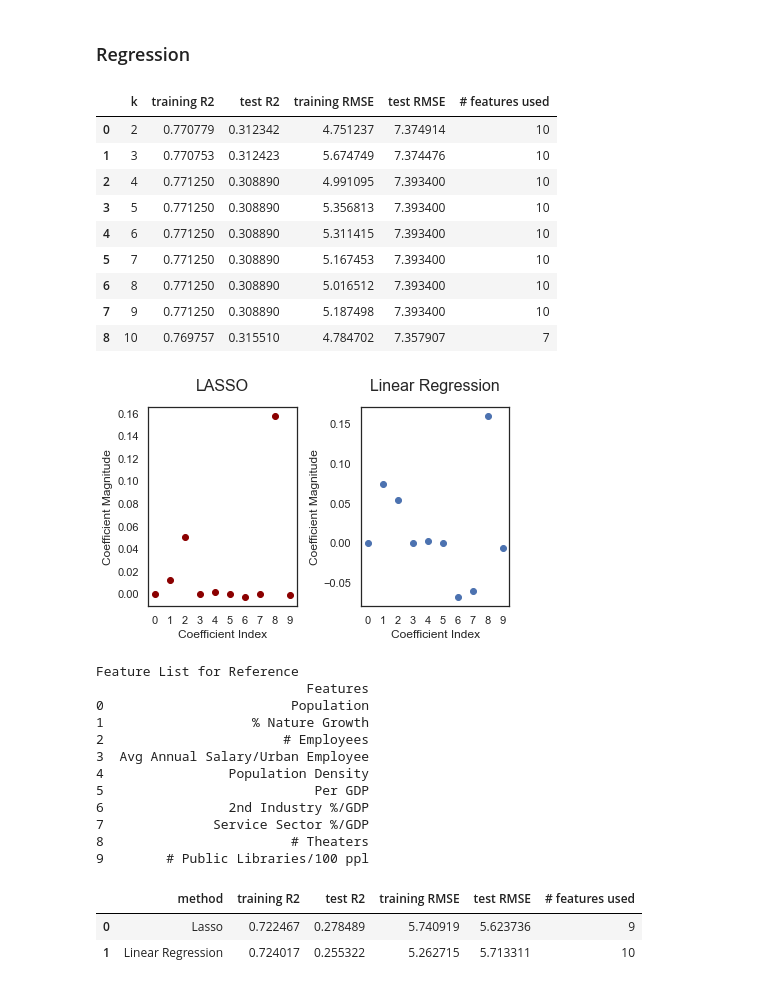
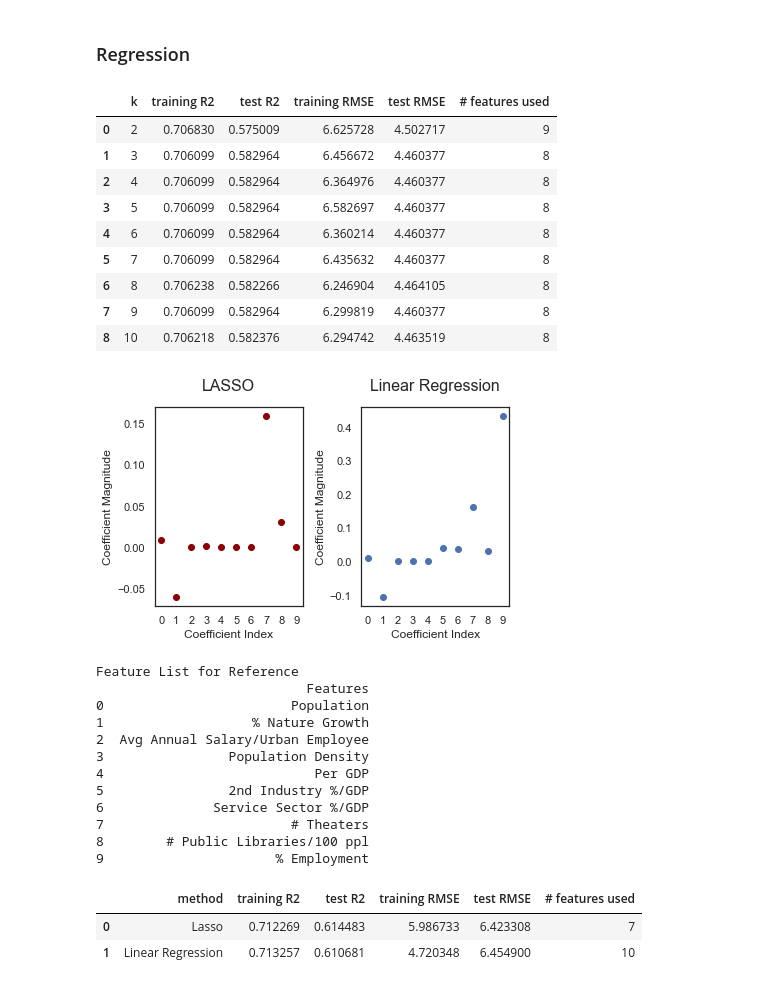
Before and after one commit to cs-ssa-w21/final-project-rooibos, a Jupyter notebook: visualization.ipynb, the cells around one changed output. Saved outputs shown, nothing was run; the diff lists cells and outputs as text; code cells hidden in the pictures.

```diff
--- a/visualization.ipynb
+++ b/visualization.ipynb
@@ -434,12 +435,12 @@ plt.xticks(rotation=45);
 # %%
 # Shorten variable names for better graph
 subset = df.iloc[:, :-1]
-subset.columns = ["Population", "% Nature Growth", "# Employees",
+subset.columns = ["Population", "% Nature Growth",
                   "Avg Annual Salary/Urban Employee",
                   "Population Density", "Per GDP",
                   "2nd Industry %/GDP", "Service Sector %/GDP",
                   "# Theaters", "# Public Libraries/100 ppl",
-                  "Count"]
+                  "% Employment", "Count"]
 
 corr = subset.corr()
 
@@ -587,18 +588,18 @@ def lasso_cv(k, x, y, prop, SEED=None):
     return lasso, tr_r2, te_r2, tr_rmse, te_rmse, num_feat
 
 # Compare models with 2 ~ 10-fold CV
-lasso_kcv(10, X, Y, 0.3, 100)
+lasso_kcv(10, X, Y, 0.3, 123)
 # %% [output]
 |  | k | training R2 | test R2 | training RMSE | test RMSE | # features used |
-| 0 | 2 | 0.770779 | 0.312342 | 4.751237 | 7.374914 | 10 |
-| 1 | 3 | 0.770753 | 0.312423 | 5.674749 | 7.374476 | 10 |
-| 2 | 4 | 0.771250 | 0.308890 | 4.991095 | 7.393400 | 10 |
-| 3 | 5 | 0.771250 | 0.308890 | 5.356813 | 7.393400 | 10 |
-| 4 | 6 | 0.771250 | 0.308890 | 5.311415 | 7.393400 | 10 |
-| 5 | 7 | 0.771250 | 0.308890 | 5.167453 | 7.393400 | 10 |
-| 6 | 8 | 0.771250 | 0.308890 | 5.016512 | 7.393400 | 10 |
-| 7 | 9 | 0.771250 | 0.308890 | 5.187498 | 7.393400 | 10 |
-| 8 | 10 | 0.769757 | 0.315510 | 4.784702 | 7.357907 | 7 |
+| 0 | 2 | 0.706830 | 0.575009 | 6.625728 | 4.502717 | 9 |
+| 1 | 3 | 0.706099 | 0.582964 | 6.456672 | 4.460377 | 8 |
+| 2 | 4 | 0.706099 | 0.582964 | 6.364976 | 4.460377 | 8 |
+| 3 | 5 | 0.706099 | 0.582964 | 6.582697 | 4.460377 | 8 |
+| 4 | 6 | 0.706099 | 0.582964 | 6.360214 | 4.460377 | 8 |
+| 5 | 7 | 0.706099 | 0.582964 | 6.435632 | 4.460377 | 8 |
+| 6 | 8 | 0.706238 | 0.582266 | 6.246904 | 4.464105 | 8 |
+| 7 | 9 | 0.706099 | 0.582964 | 6.299819 | 4.460377 | 8 |
+| 8 | 10 | 0.706218 | 0.582376 | 6.294742 | 4.463519 | 8 |
 # %%
 # Lasso V.S. Linear Regression
 from sklearn.linear_model import LinearRegression
@@ -610,15 +611,16 @@ output = {"method": ["Lasso", "Linear Regression"],
           "# features used": []}
 
 # Fit Lasso with 10-fold CV
-for i, fig in enumerate(lasso_cv(10, X, Y, 0.3, 123)):
+for i, fig in enumerate(lasso_cv(10, X, Y, 0.3, 110)):
     if i == 0:
         lasso = fig
     else:
         key = list(output.keys())[i]
         output[key].append(fig)
 
+# Split the data set for Linear Regression
 x_train, x_test, y_train, y_test = train_test_split(X, Y, test_size=0.3,
-                                                    random_state=123)
+                                                    random_state=110)
 # Fit Linear Regression
 lr = LinearRegression()
 lr.fit(x_train, y_train)
@@ -631,46 +633,46 @@ output["training RMSE"].append(np.sqrt(mean_squared_error(y_train, pred_train_lr
 output["test RMSE"].append(np.sqrt(mean_squared_error(y_test, pred_test_lr)))
 output["# features used"].append(len(features))
 
 # Plot Lasso coefficients
 plt.subplot(1,2,1)
 plt.plot(lasso.coef_, linestyle='none', marker="o", color="darkred")
 
 plt.xlabel("Coefficient Index")
 plt.ylabel("Coefficient Magnitude")
 plt.xticks(np.arange(0, len(lasso.coef_), 1))
 plt.title("LASSO", fontsize=16, y=1.05)
 
 # Plot LR coefficients
 plt.subplot(1,2,2)
 plt.plot(lr.coef_, linestyle='none', marker="o")
 plt.xlabel('Coefficient Index')
 plt.ylabel('Coefficient Magnitude')
 plt.xticks(np.arange(0, len(features), 1))
 plt.title("Linear Regression", fontsize=16, y=1.05)
 
 plt.tight_layout()
 plt.show()
 
 # Print the feature list for reference
 print("Feature List for Reference")
 print(pd.DataFrame(features, columns=["Features"]))
 
 # Compare the performance of the two models
 pd.DataFrame(output)
 # %% [output]
-[figure, old version]
+[figure, new version]
 Feature List for Reference
                            Features
 0                        Population
 1                   % Nature Growth
-2                       # Employees
-3  Avg Annual Salary/Urban Employee
-4                Population Density
-5                           Per GDP
-6                2nd Industry %/GDP
-7              Service Sector %/GDP
-8                        # Theaters
-9        # Public Libraries/100 ppl
+2  Avg Annual Salary/Urban Employee
+3                Population Density
+4                           Per GDP
+5                2nd Industry %/GDP
+6              Service Sector %/GDP
+7                        # Theaters
+8        # Public Libraries/100 ppl
+9                      % Employment
 |  | method | training R2 | test R2 | training RMSE | test RMSE | # features used |
-| 0 | Lasso | 0.722467 | 0.278489 | 5.740919 | 5.623736 | 9 |
-| 1 | Linear Regression | 0.724017 | 0.255322 | 5.262715 | 5.713311 | 10 |
+| 0 | Lasso | 0.712269 | 0.614483 | 5.986733 | 6.423308 | 7 |
+| 1 | Linear Regression | 0.713257 | 0.610681 | 4.720348 | 6.454900 | 10 |
```
Also changed, not shown: parts of 5 cells of this notebook.
